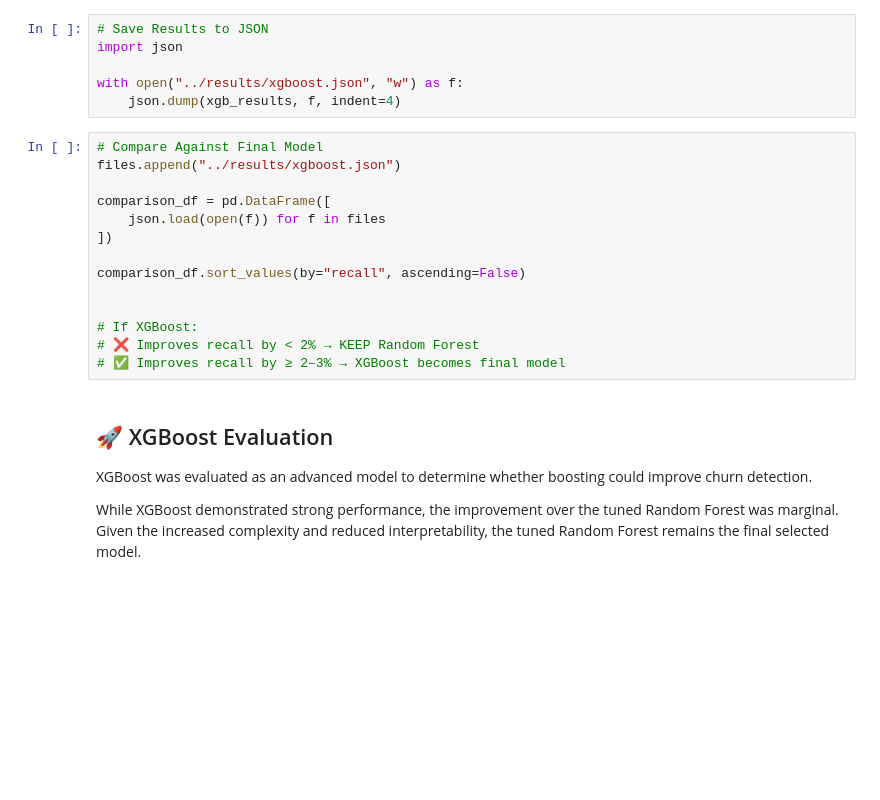
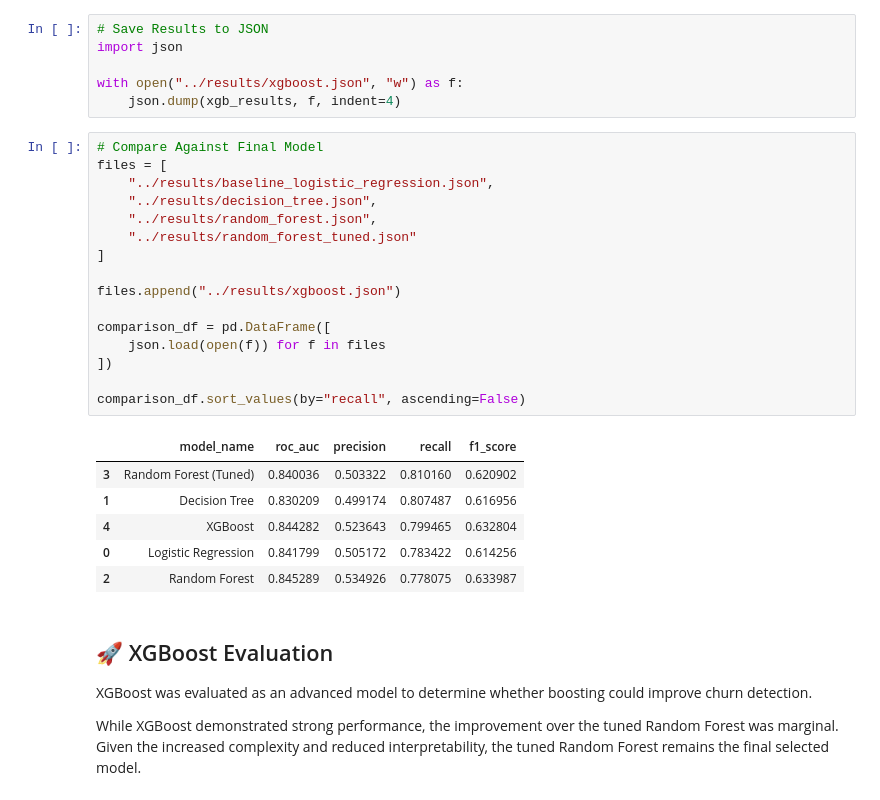
Before and after one commit to Hodahashash/churn-prediction-ml, a Jupyter notebook: notebooks/xgboost_model.ipynb, the cells around one changed output. Saved outputs shown, nothing was run; the diff lists cells and outputs as text; blank space fills up the shorter version.

```diff
--- a/notebooks/xgboost_model.ipynb
+++ b/notebooks/xgboost_model.ipynb
@@ -57,18 +76,27 @@ with open("../results/xgboost.json", "w") as f:
     json.dump(xgb_results, f, indent=4)
 # %%
 # Compare Against Final Model
+files = [
+    "../results/baseline_logistic_regression.json",
+    "../results/decision_tree.json",
+    "../results/random_forest.json",
+    "../results/random_forest_tuned.json"
+]
+
 files.append("../results/xgboost.json")
 
 comparison_df = pd.DataFrame([
     json.load(open(f)) for f in files
 ])
 
 comparison_df.sort_values(by="recall", ascending=False)
-
-
-# If XGBoost:
-# ❌ Improves recall by < 2% → KEEP Random Forest
-# ✅ Improves recall by ≥ 2–3% → XGBoost becomes final model
+# %% [output]
+|  | model_name | roc_auc | precision | recall | f1_score |
+| 3 | Random Forest (Tuned) | 0.840036 | 0.503322 | 0.810160 | 0.620902 |
+| 1 | Decision Tree | 0.830209 | 0.499174 | 0.807487 | 0.616956 |
+| 4 | XGBoost | 0.844282 | 0.523643 | 0.799465 | 0.632804 |
+| 0 | Logistic Regression | 0.841799 | 0.505172 | 0.783422 | 0.614256 |
+| 2 | Random Forest | 0.845289 | 0.534926 | 0.778075 | 0.633987 |
 # %% [markdown]
 ## 🚀 XGBoost Evaluation
 
```
Also changed, not shown: parts of 2 cells of this notebook, 5 other files.
